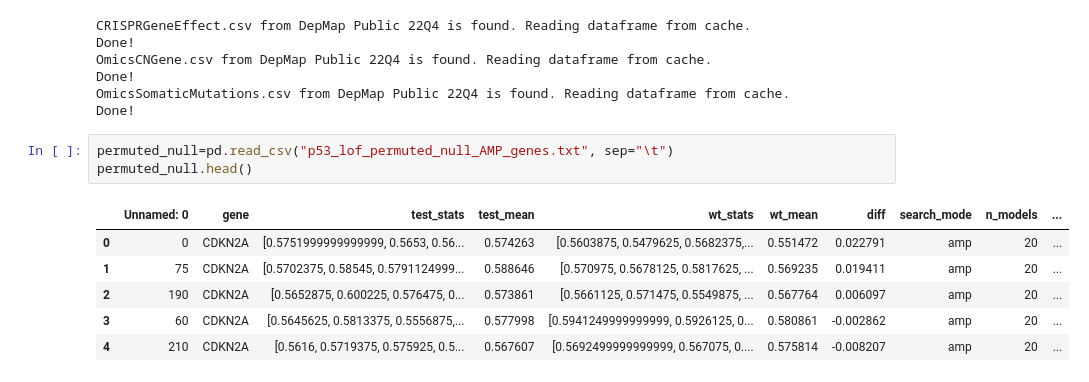
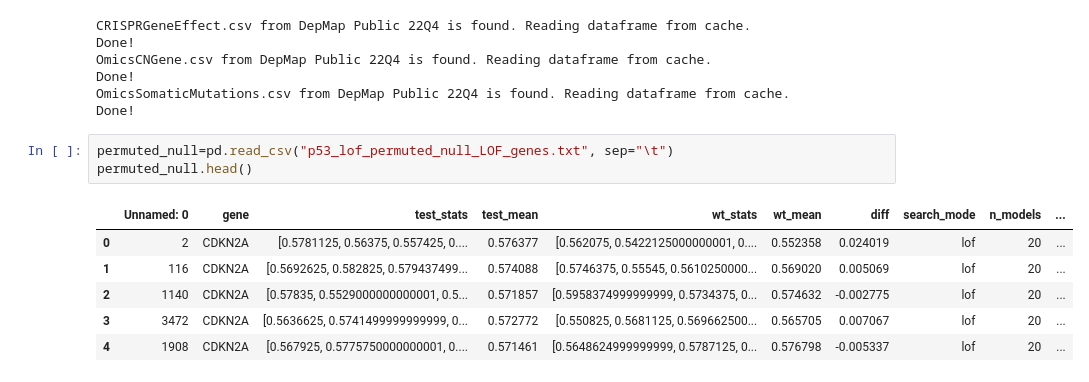
Before and after one commit to anderseng/proxbias, a Jupyter notebook: proxbias/notebooks/DepMap_Driver_Scan_Miscalibration.ipynb, the cells around one changed output. Cells and saved outputs as stored; diff of their text form.

```diff
--- a/proxbias/notebooks/DepMap_Driver_Scan_Miscalibration.ipynb
+++ b/proxbias/notebooks/DepMap_Driver_Scan_Miscalibration.ipynb
@@ -30,12 +30,12 @@ Done!
 OmicsSomaticMutations.csv from DepMap Public 22Q4 is found. Reading dataframe from cache.
 Done!
 # %%
-permuted_null=pd.read_csv("p53_lof_permuted_null_AMP_genes.txt", sep="\t")
+permuted_null=pd.read_csv("p53_lof_permuted_null_LOF_genes.txt", sep="\t")
 permuted_null.head()
 # %% [output]
 |  | Unnamed: 0 | gene | test_stats | test_mean | wt_stats | wt_mean | diff | search_mode | n_models | ... |
-| 0 | 0 | CDKN2A | [0.5751999999999999, 0.5653, 0.56... | 0.574263 | [0.5603875, 0.5479625, 0.5682375,... | 0.551472 | 0.022791 | amp | 20 | ... |
-| 1 | 75 | CDKN2A | [0.5702375, 0.58545, 0.5791124999... | 0.588646 | [0.570975, 0.5678125, 0.5817625, ... | 0.569235 | 0.019411 | amp | 20 | ... |
-| 2 | 190 | CDKN2A | [0.5652875, 0.600225, 0.576475, 0... | 0.573861 | [0.5661125, 0.571475, 0.5549875, ... | 0.567764 | 0.006097 | amp | 20 | ... |
-| 3 | 60 | CDKN2A | [0.5645625, 0.5813375, 0.5556875,... | 0.577998 | [0.5941249999999999, 0.5926125, 0... | 0.580861 | -0.002862 | amp | 20 | ... |
-| 4 | 210 | CDKN2A | [0.5616, 0.5719375, 0.575925, 0.5... | 0.567607 | [0.5692499999999999, 0.567075, 0.... | 0.575814 | -0.008207 | amp | 20 | ... |
+| 0 | 2 | CDKN2A | [0.5781125, 0.56375, 0.557425, 0.... | 0.576377 | [0.562075, 0.5422125000000001, 0.... | 0.552358 | 0.024019 | lof | 20 | ... |
+| 1 | 116 | CDKN2A | [0.5692625, 0.582825, 0.579437499... | 0.574088 | [0.5746375, 0.55545, 0.5610250000... | 0.569020 | 0.005069 | lof | 20 | ... |
+| 2 | 1140 | CDKN2A | [0.57835, 0.5529000000000001, 0.5... | 0.571857 | [0.5958374999999999, 0.5734375, 0... | 0.574632 | -0.002775 | lof | 20 | ... |
+| 3 | 3472 | CDKN2A | [0.5636625, 0.5741499999999999, 0... | 0.572772 | [0.550825, 0.5681125, 0.569662500... | 0.565705 | 0.007067 | lof | 20 | ... |
+| 4 | 1908 | CDKN2A | [0.567925, 0.5775750000000001, 0.... | 0.571461 | [0.5648624999999999, 0.5787125, 0... | 0.576798 | -0.005337 | lof | 20 | ... |
```
Also changed, not shown: parts of 4 cells of this notebook, 1 other file.
